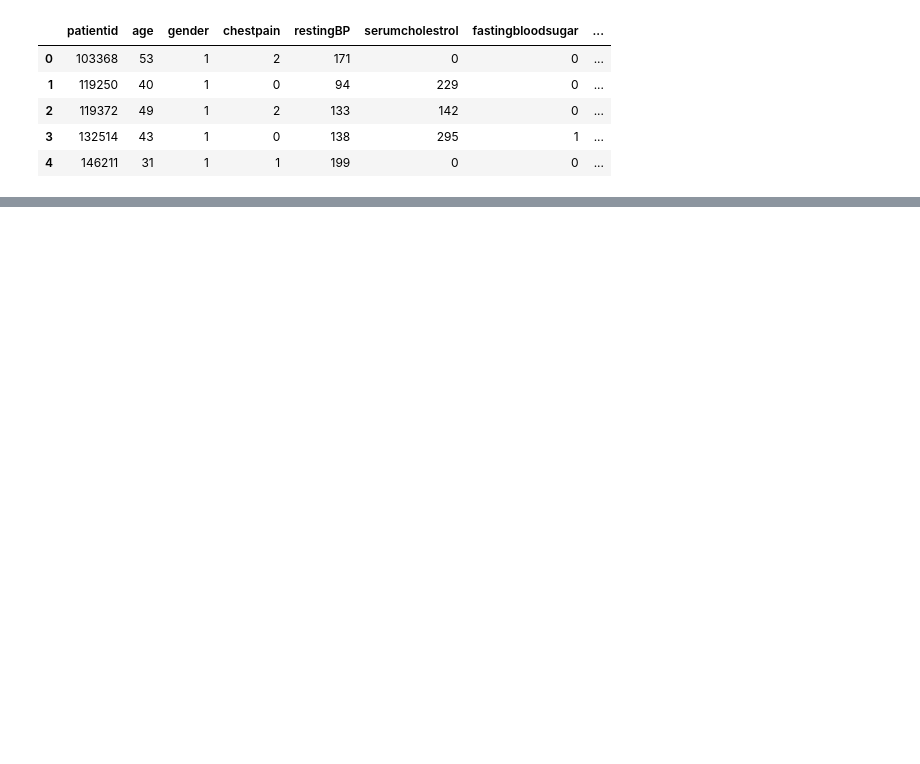
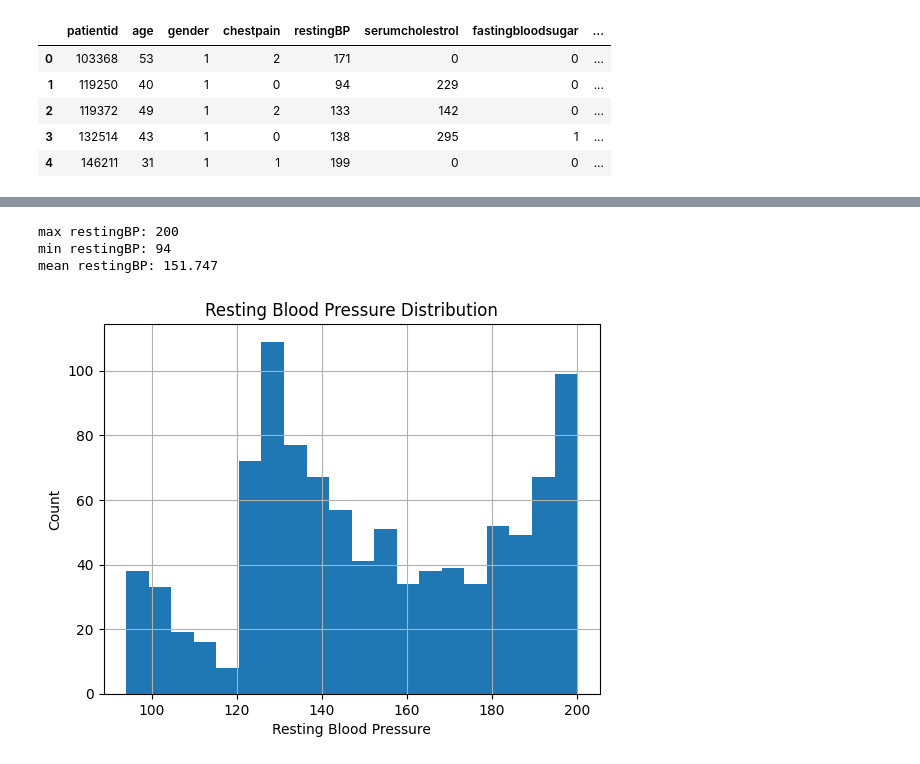
Before and after one commit to Tejeswar001/Heart-ML, a Jupyter notebook: study.ipynb, the cells around one changed output, grey strips where cells are left out. Saved outputs shown, nothing was run; the diff lists cells and outputs as text; code cells hidden in the pictures; blank space fills up the shorter version.

```diff
--- a/study.ipynb
+++ b/study.ipynb
@@ -24,0 +131,15 @@ df.head()
+# %%
+print(f"max restingBP: {df['restingBP'].max()}")
+print(f"min restingBP: {df['restingBP'].min()}")
+print(f"mean restingBP: {df['restingBP'].mean()}")
+
+df['restingBP'].hist(bins=20)
+plt.xlabel('Resting Blood Pressure')
+plt.ylabel('Count')
+plt.title('Resting Blood Pressure Distribution')
+plt.show()
+# %% [output]
+max restingBP: 200
+min restingBP: 94
+mean restingBP: 151.747
+[figure, added]
```
Also changed, not shown: parts of 18 cells of this notebook, 1 other file.
